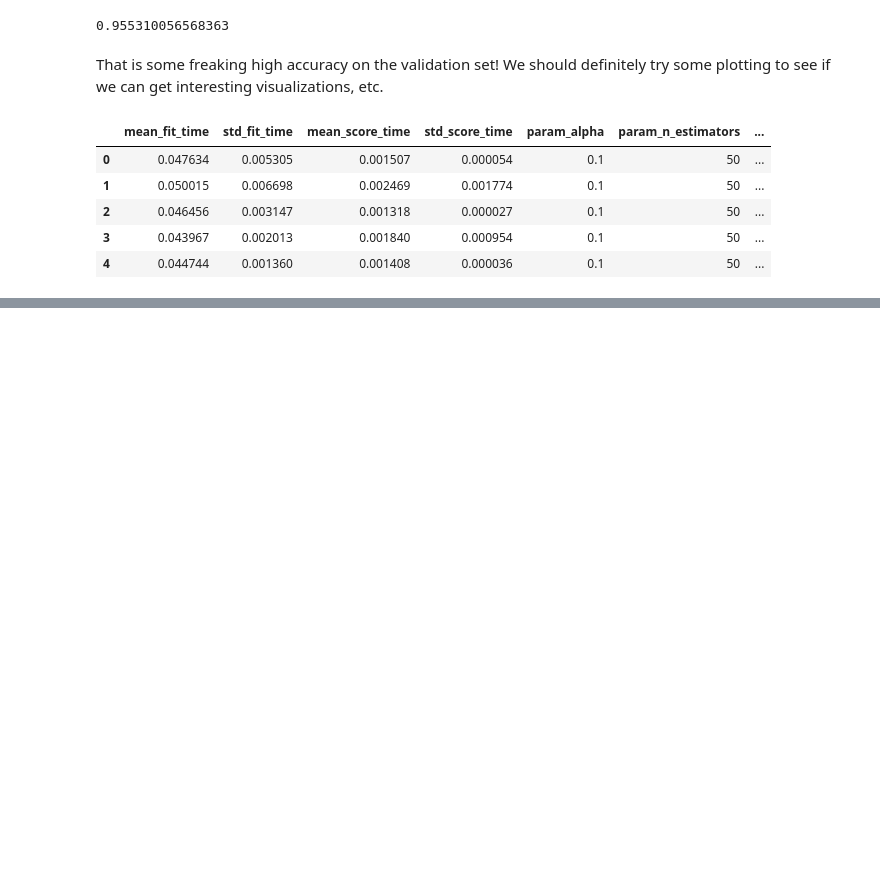
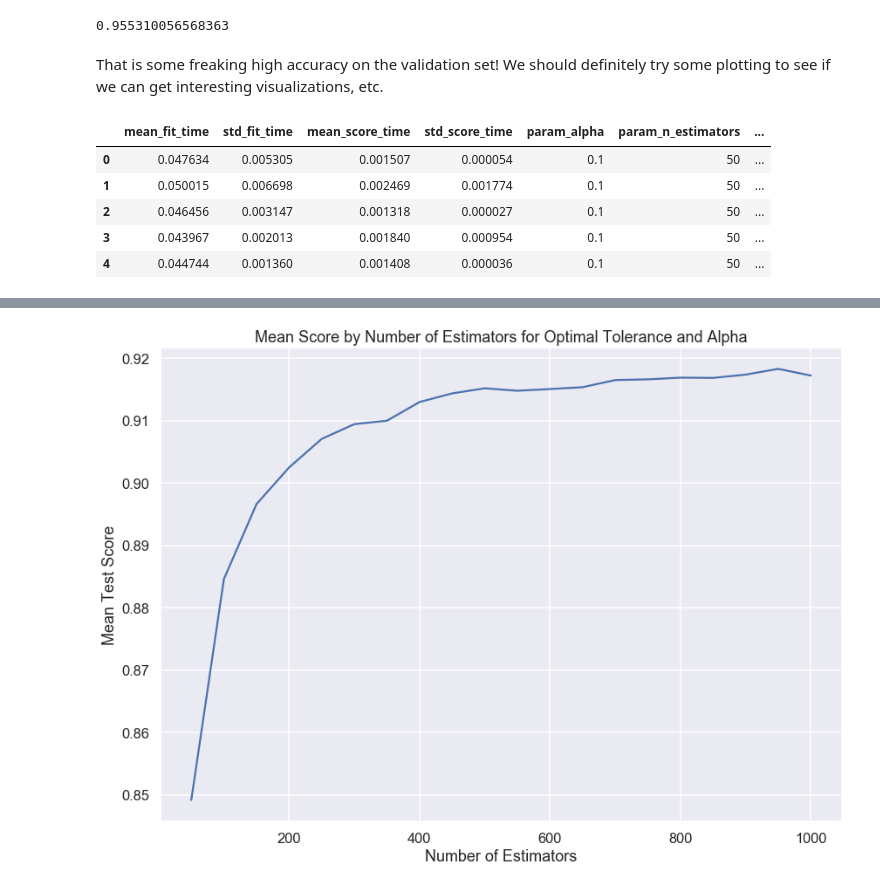
Before and after one commit to bbjornstad/concrete-strength-regression, a Jupyter notebook: index.ipynb, the cells around one changed output, grey strips where cells are left out. Cells and saved outputs as stored; diff of their text form; code cells hidden in the pictures; blank space fills up the shorter version.

```diff
--- a/index.ipynb
+++ b/index.ipynb
@@ -413,0 +416,5 @@ From our parameters of the best found estimator, we can see that the optimal num
+# %%
+gbr_optimal_alpha_tol = gbr_param_search_results.loc[
+    (gbr_param_search_results.param_alpha == 0.9)
+    & (gbr_param_search_results.param_tol == 100)]
+gbr_optimal_alpha_tol.head()
@@ -413,0 +428,8 @@ From our parameters of the best found estimator, we can see that the optimal num
+# %%
+f, ax = plt.subplots(figsize=(14, 10));
+sns.lineplot(x='param_n_estimators', y='mean_test_score', data=gbr_optimal_alpha_tol, ax=ax);
+ax.set_title('Mean Score by Number of Estimators for Optimal Tolerance and Alpha');
+ax.set_xlabel('Number of Estimators');
+ax.set_ylabel('Mean Test Score');
+# %% [output]
+[figure, added]
```
Also changed, not shown: parts of 4 cells of this notebook.
